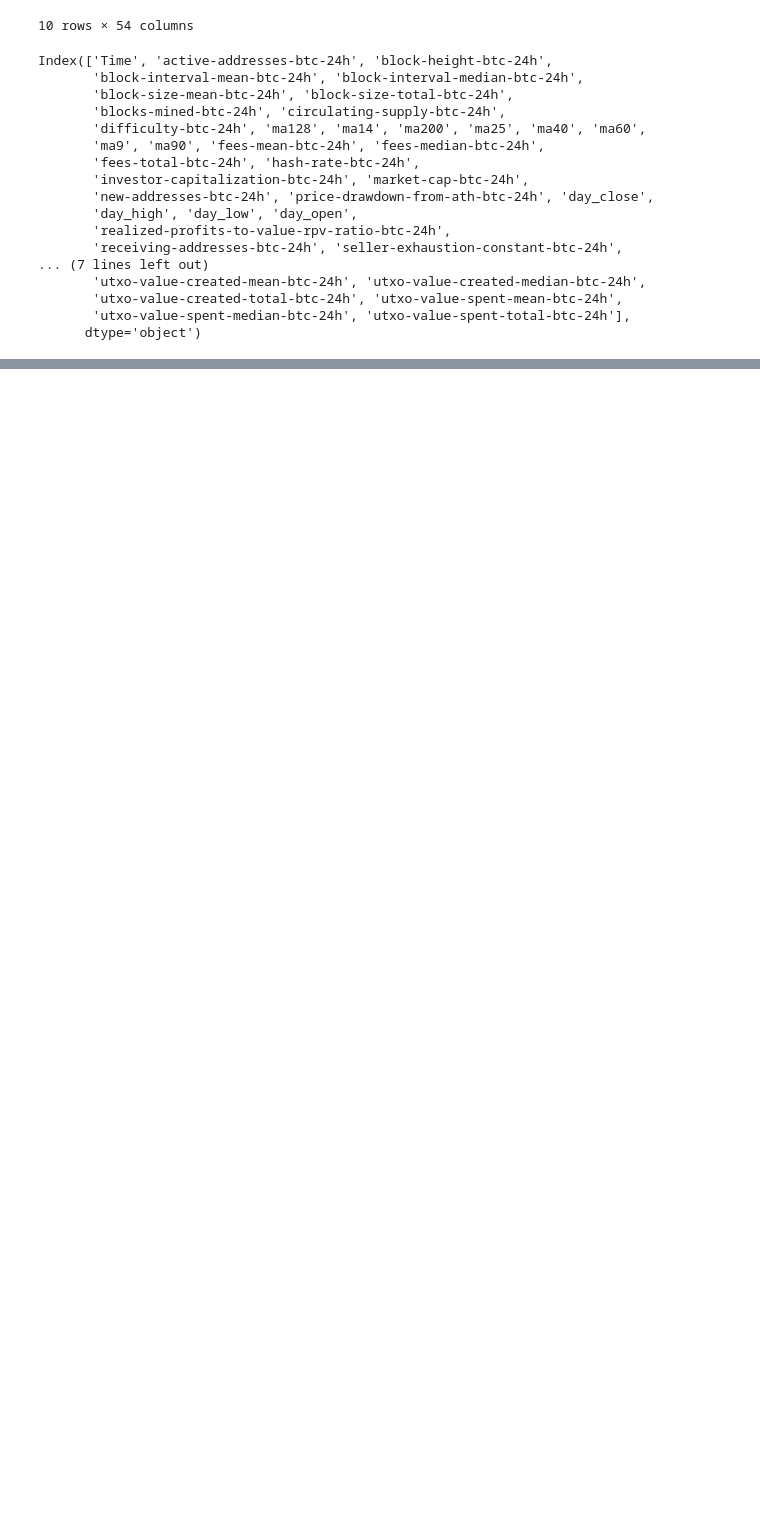
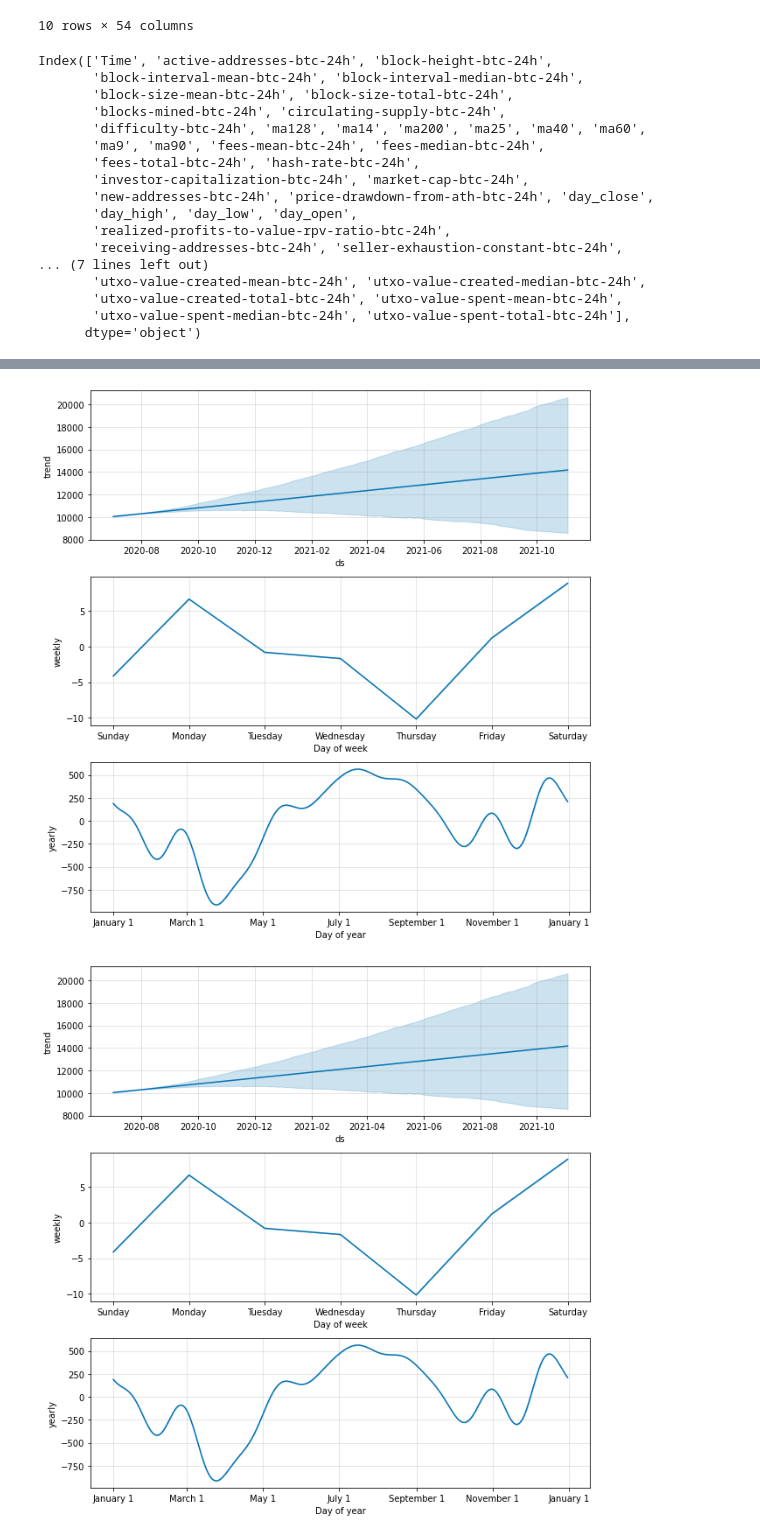
Before and after one commit to hazemkya/BitDictor, a Jupyter notebook: model/forcasting.ipynb, the cells around one changed output, grey strips where cells are left out. Cells and saved outputs as stored; diff of their text form; code cells hidden in the pictures; blank space fills up the shorter version.

```diff
--- a/model/forcasting.ipynb
+++ b/model/forcasting.ipynb
@@ -77,0 +116,5 @@ mean_absolute_percentage_error(y_test, y_pred)
+# %%
+pf.plot_components(forecast)
+# %% [output]
+[figure, added]
+[figure, added]
```
Also changed, not shown: parts of 10 cells of this notebook.
